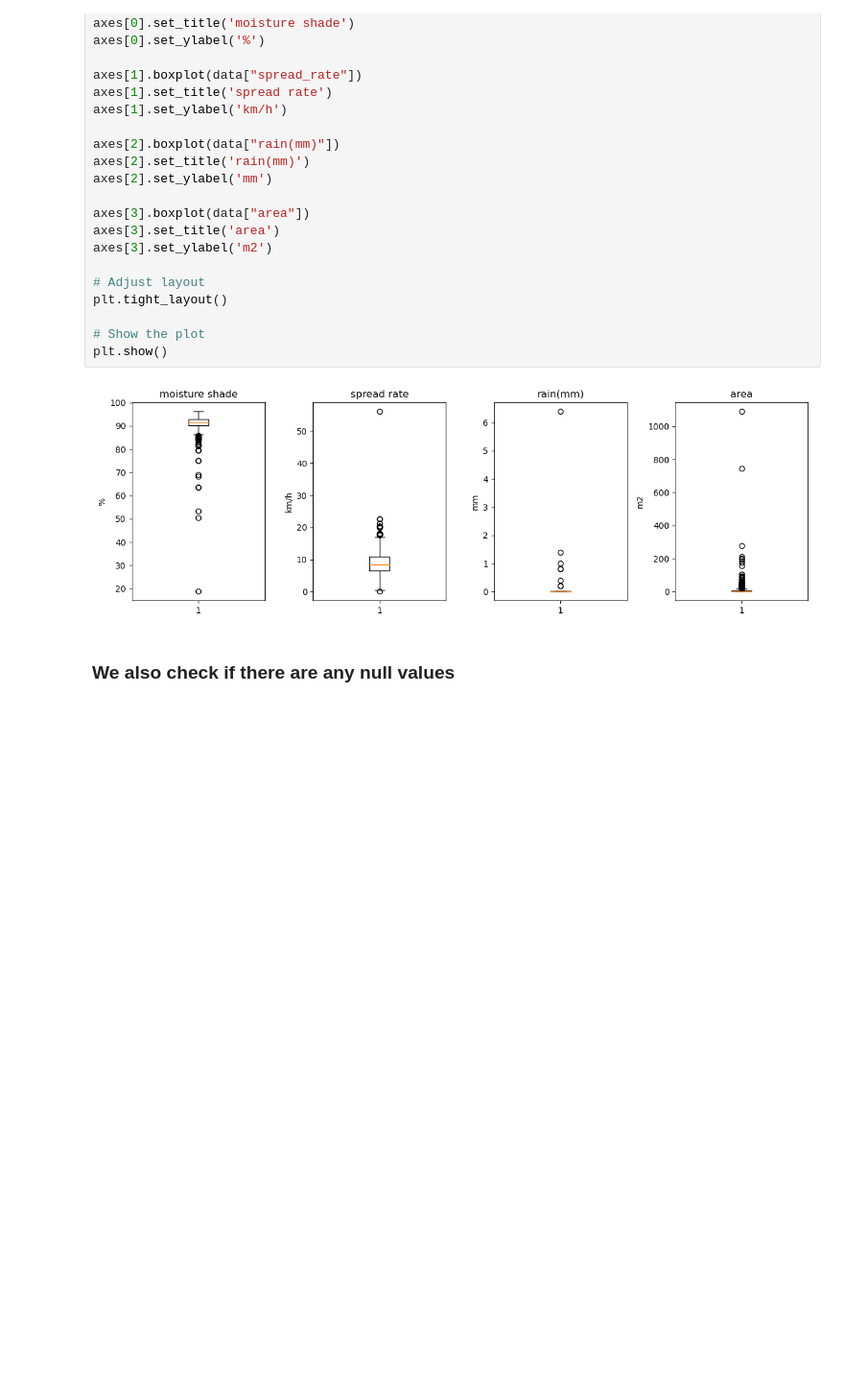
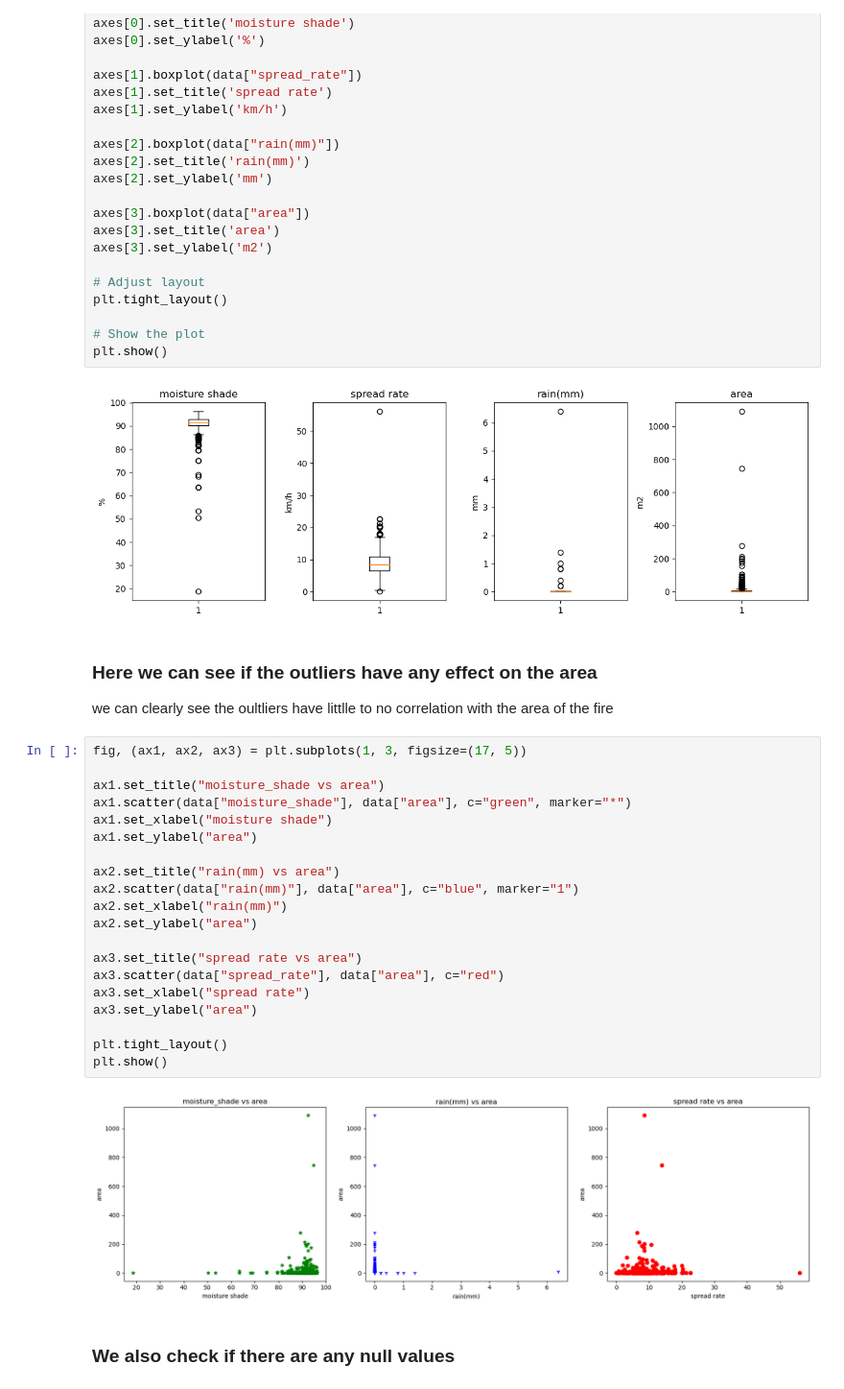
Before and after one commit to Sati2030/COMP1008_Seiji, a Jupyter notebook: CourseWork/202324COMP1008-psyss27.ipynb, the cells around one changed output. Shown: that part at 96% size. Drawn from its saved outputs; the diff is of its cells as text; blank space fills up the shorter version.

```diff
--- a/CourseWork/202324COMP1008-psyss27.ipynb
+++ b/CourseWork/202324COMP1008-psyss27.ipynb
@@ -112,6 +105,32 @@ plt.tight_layout()
 plt.show()
 # %% [output]
 [figure]
+# %% [markdown]
+### Here we can see if the outliers have any effect on the area
+
+we can clearly see the oultliers have littlle to no correlation with the area of the fire
+# %%
+fig, (ax1, ax2, ax3) = plt.subplots(1, 3, figsize=(17, 5))
+
+ax1.set_title("moisture_shade vs area")
+ax1.scatter(data["moisture_shade"], data["area"], c="green", marker="*")
+ax1.set_xlabel("moisture shade")
+ax1.set_ylabel("area")
+
+ax2.set_title("rain(mm) vs area")
+ax2.scatter(data["rain(mm)"], data["area"], c="blue", marker="1")
+ax2.set_xlabel("rain(mm)")
+ax2.set_ylabel("area")
+
+ax3.set_title("spread rate vs area")
+ax3.scatter(data["spread_rate"], data["area"], c="red")
+ax3.set_xlabel("spread rate")
+ax3.set_ylabel("area")
+
+plt.tight_layout()
+plt.show()
+# %% [output]
+[figure, added]
 # %% [markdown]
 ### We also check if there are any null values
 # %%
```
Also changed, not shown: parts of 38 cells of this notebook, 2 other files.
